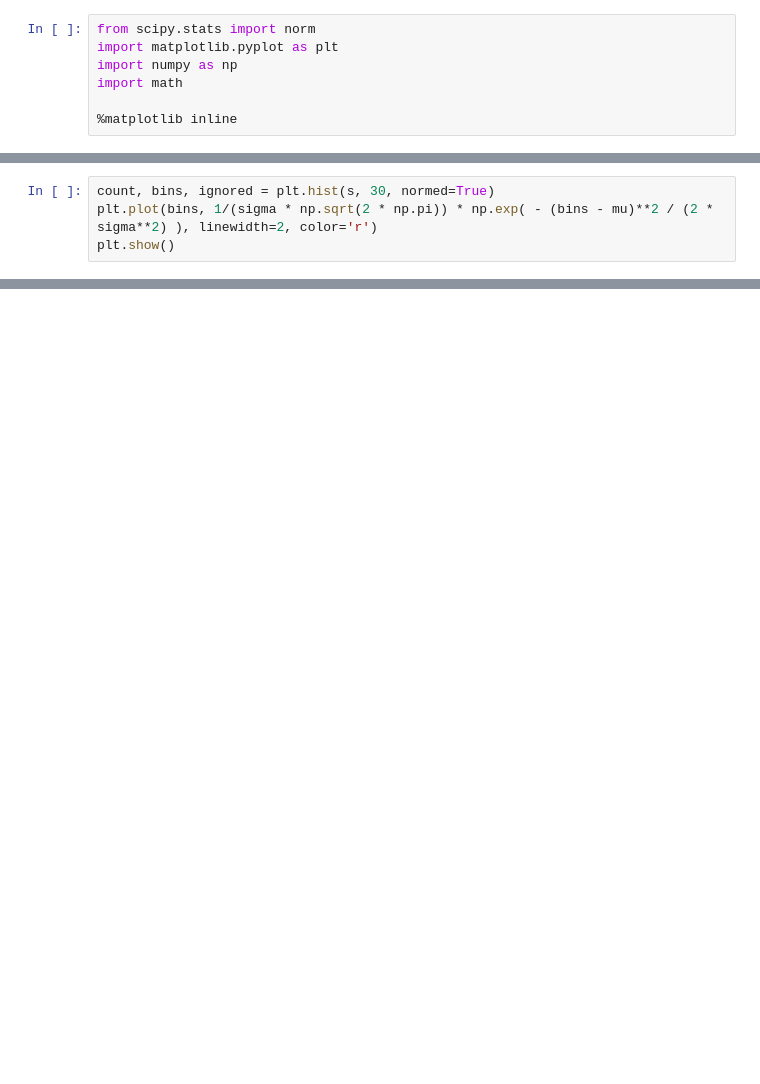
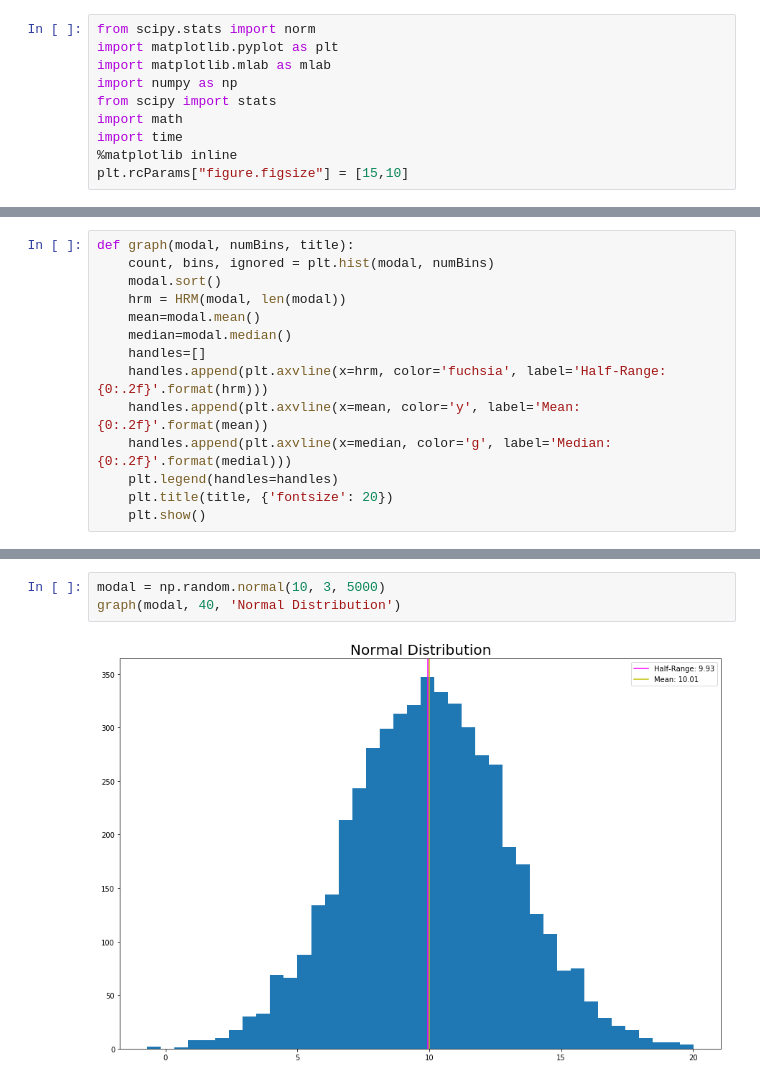
Before and after one commit to kfarr3/Half-Range-Mode-Estimation, a Jupyter notebook: Half Range Mode Estimation.ipynb, the cells around one changed output, grey strips where cells are left out. Cells and saved outputs as stored; diff of their text form; blank space fills up the shorter version.

Commit message:
Updated half-range

```diff
--- a/Half Range Mode Estimation.ipynb
+++ b/Half Range Mode Estimation.ipynb
@@ -1,7 +1,10 @@
 # %%
 from scipy.stats import norm
 import matplotlib.pyplot as plt
+import matplotlib.mlab as mlab
 import numpy as np
+from scipy import stats
 import math
-
+import time
 %matplotlib inline
+plt.rcParams["figure.figsize"] = [15,10]
@@ -11,4 +10,0 @@ s = np.random.normal(mu, sigma, 1000)
-# %%
-count, bins, ignored = plt.hist(s, 30, normed=True)
-plt.plot(bins, 1/(sigma * np.sqrt(2 * np.pi)) * np.exp( - (bins - mu)**2 / (2 * sigma**2) ), linewidth=2, color='r')
-plt.show()
@@ -93,0 +107,14 @@ test = (1, 2.5)
+# %%
+def graph(modal, numBins, title):
+    count, bins, ignored = plt.hist(modal, numBins)
+    modal.sort()
+    hrm = HRM(modal, len(modal))
+    mean=modal.mean()
+    median=modal.median()
+    handles=[]
+    handles.append(plt.axvline(x=hrm, color='fuchsia', label='Half-Range: {0:.2f}'.format(hrm)))
+    handles.append(plt.axvline(x=mean, color='y', label='Mean: {0:.2f}'.format(mean))
+    handles.append(plt.axvline(x=median, color='g', label='Median: {0:.2f}'.format(medial)))
+    plt.legend(handles=handles)
+    plt.title(title, {'fontsize': 20})
+    plt.show()
@@ -93,0 +123,5 @@ test = (1, 2.5)
+# %%
+modal = np.random.normal(10, 3, 5000)
+graph(modal, 40, 'Normal Distribution')
+# %% [output]
+[figure, added]
```
Also changed, not shown: parts of 12 cells of this notebook.
